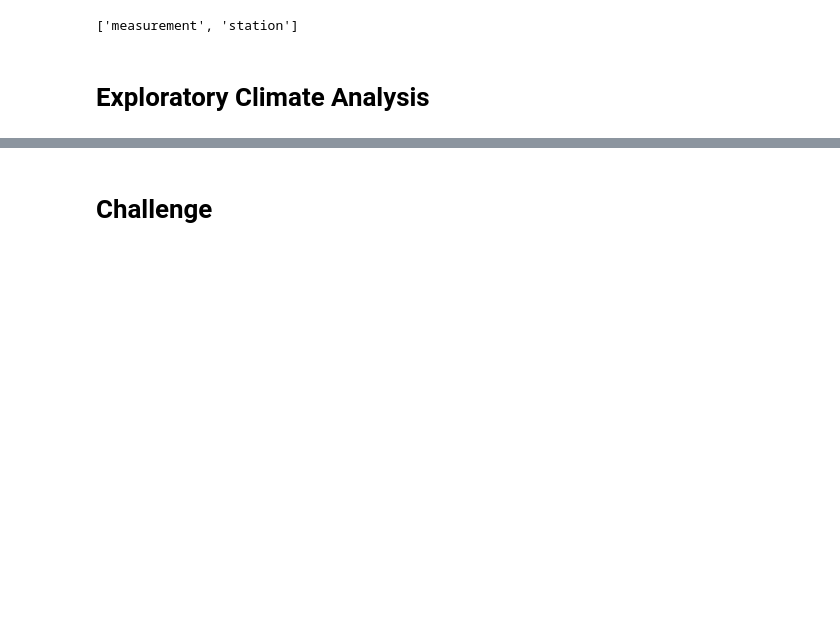
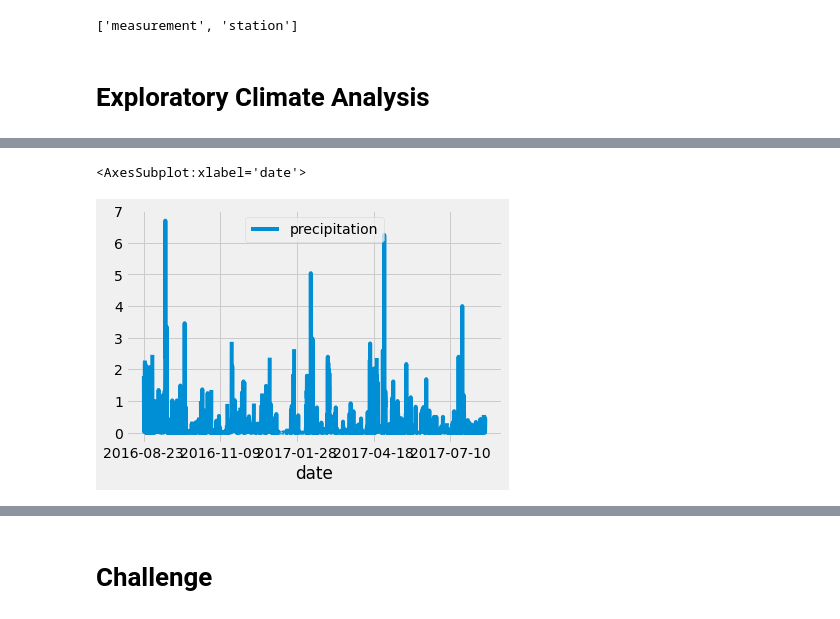
Before and after one commit to ckbauman/surfs_up, a Jupyter notebook: climate_analysis.ipynb, the cells around one changed output, grey strips where cells are left out. Saved outputs shown, nothing was run; the diff lists cells and outputs as text; code cells hidden in the pictures; blank space fills up the shorter version.

```diff
--- a/climate_analysis.ipynb
+++ b/climate_analysis.ipynb
@@ -72,0 +68,4 @@ session = Session(engine)
+# %%
+# Calculate the date one year from the last date in data set.
+# use dt.timedelta() function to trace back certain number of days - e.g 365
+prev_year = dt.date(2017, 8, 23) - dt.timedelta(days=365)
@@ -72,0 +84,9 @@ session = Session(engine)
+# %%
+# want to filter the data to only show the 1 year - user filter() function
+results = session.query(Measurement.date, Measurement.prcp).filter(Measurement.date >= prev_year)
+
+# put results in a list - add .all() to end of query
+results = session.query(Measurement.date, Measurement.prcp).filter(Measurement.date >= prev_year).all()
+
+# print results
+print(results)
@@ -72,0 +95,12 @@ session = Session(engine)
+# %%
+# 9.2.2
+# Save the query results as a Pandas DataFrame and set the index to the date column
+# create dataframe variable df
+# provide results variable as one parameter and specify column names as the 2nd parameter
+df = pd.DataFrame(results, columns=['date','precipitation'])
+
+# use set_index() function to make date the index, get rid of auto created, row indexes as well
+# write over original DataFrame and use variable inplace to tell if creating new DataFrame
+# so inplace=True  (Note"  False would create a new DataFrame)
+
+df.set_index(df['date'], inplace=True)
@@ -72,0 +149,7 @@ session = Session(engine)
+# %%
+# 9.2.3
+# Sort the dataframe by date
+df = df.sort_index()
+
+# print dataframe (convert to string first and don't show index)
+print(df.to_string(index=False))
@@ -73 +174,12 @@ session = Session(engine)
+# %%
+# 9.2.4
+# Use Pandas Plotting with Matplotlib to plot the data
+df.plot()
+
+
+
+# results show a trend for which months have more precip
+# %% [output]
+<AxesSubplot:xlabel='date'>
+[figure, added]
 # %%
```
Also changed, not shown: parts of 9 cells of this notebook.
